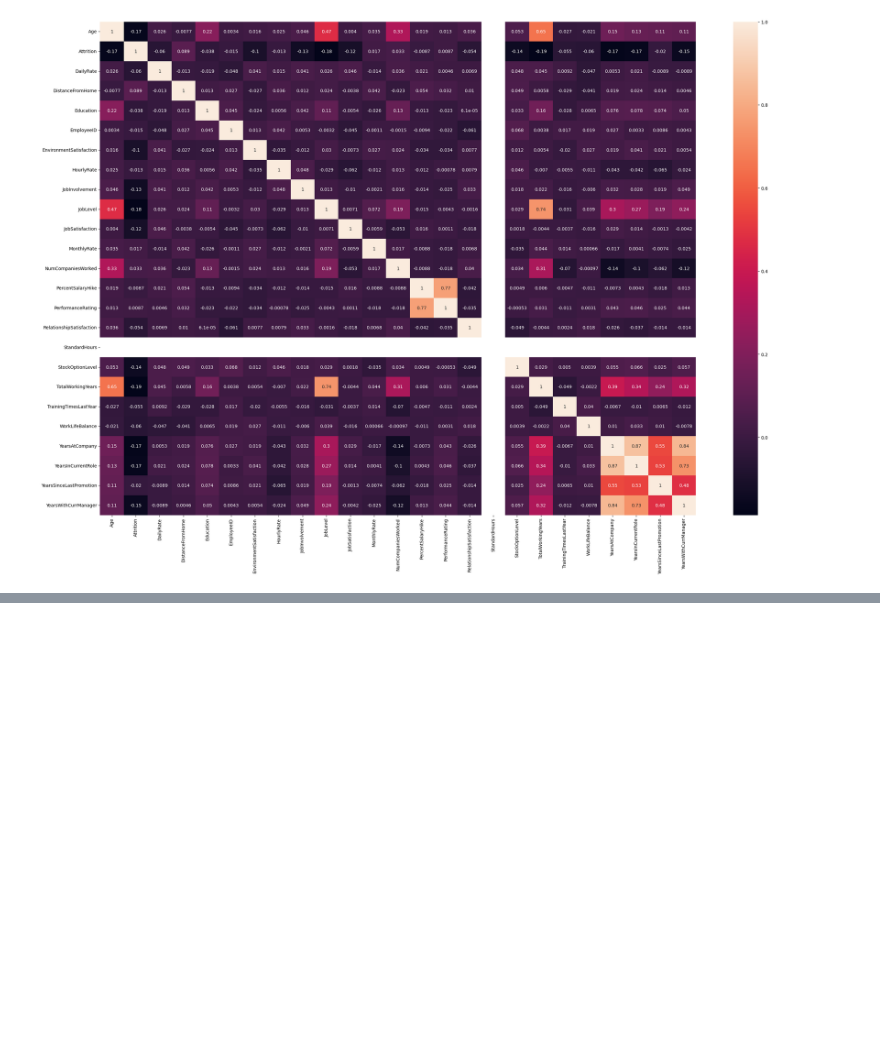
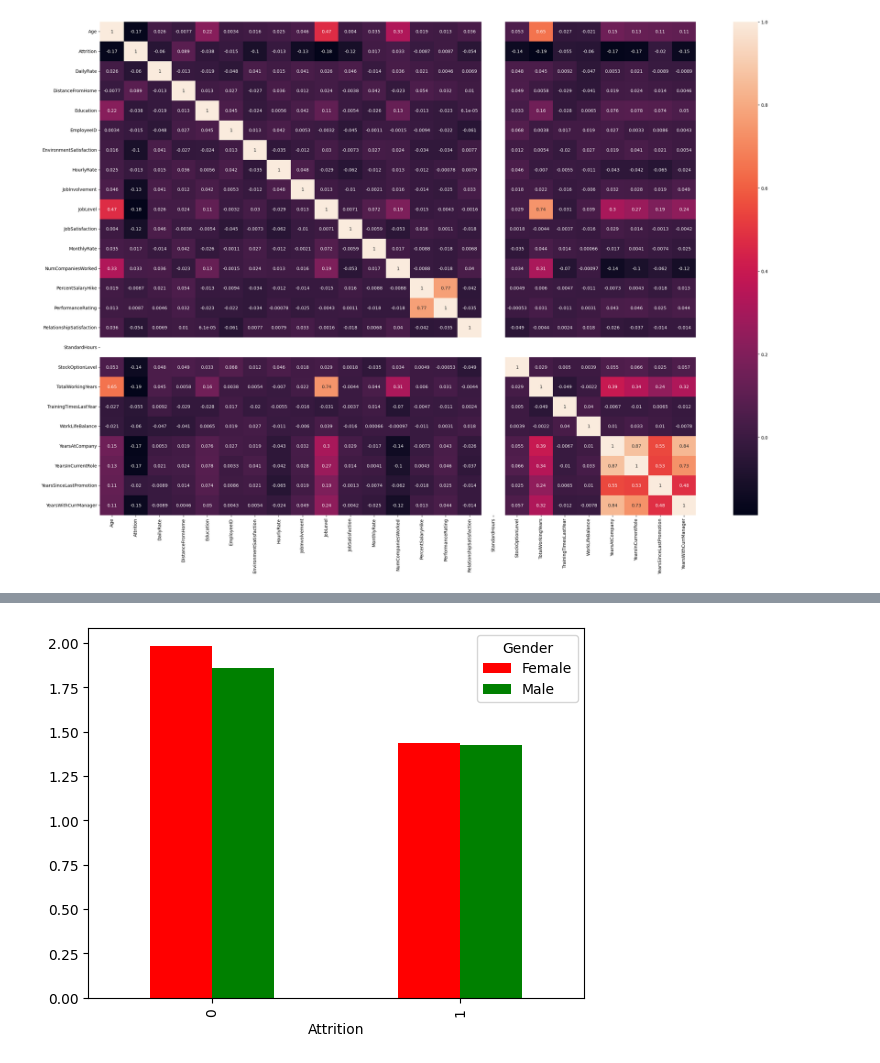
Before and after one commit to ziaulislammughal/NUEXUS-Technologies-AI-Internship-, a Jupyter notebook: EAP.ipynb, the cells around one changed output, grey strips where cells are left out. Drawn from its saved outputs; the diff is of its cells as text; code cells hidden in the pictures; blank space fills up the shorter version.

```diff
--- a/EAP.ipynb
+++ b/EAP.ipynb
@@ -374,0 +427,9 @@ plt.figure(figsize=(30, 20)) ; sns.heatmap(df_num.corr(), annot=True)
+# %%
+
+#  comparing the people who leave company of basis of job level and also compare between gender
+
+df.groupby(['Attrition', 'Gender'])['JobLevel'].mean().unstack().plot.bar(color=['red', 'green'])
+
+plt.show()
+# %% [output]
+[figure, added]
```
Also changed, not shown: parts of 7 cells of this notebook.
